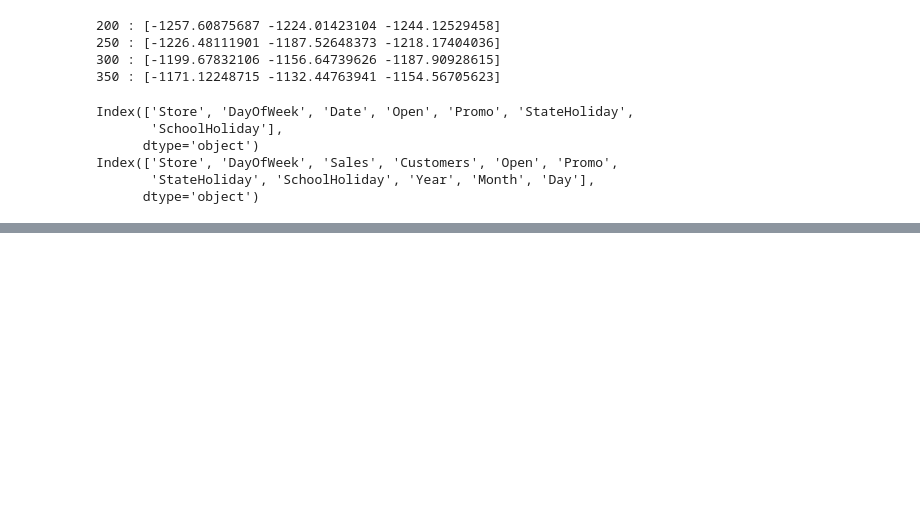
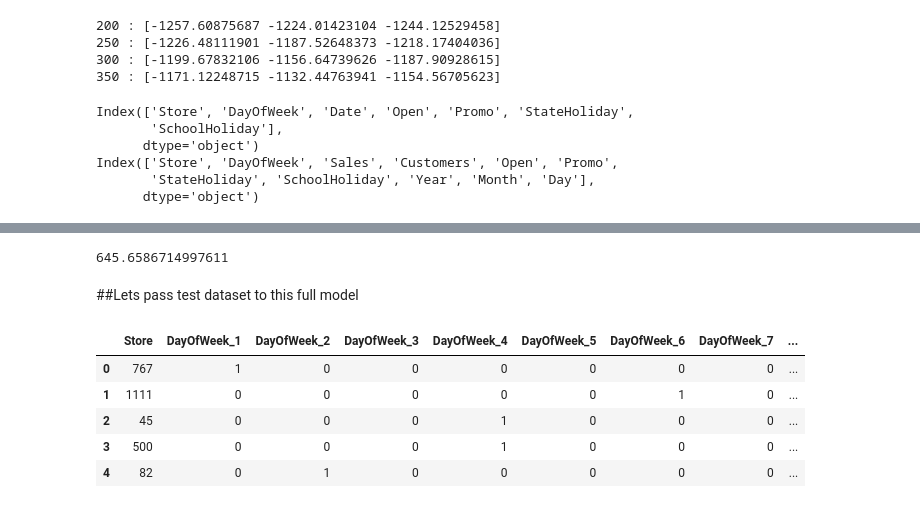
Before and after one commit to shameer-phy/ML, a Jupyter notebook: Hackathons/segmind/segmind.ipynb, the cells around one changed output, grey strips where cells are left out. Saved outputs shown, nothing was run; the diff lists cells and outputs as text; code cells hidden in the pictures; blank space fills up the shorter version.

```diff
--- a/Hackathons/segmind/segmind.ipynb
+++ b/Hackathons/segmind/segmind.ipynb
@@ -433,0 +677,9 @@ Index(['Store', 'DayOfWeek', 'Sales', 'Customers', 'Open', 'Promo',
+# %%
+net_ypred2 = full_ypred1 + full_ypred2 + full_ypred3
+full_err3 = Y - net_ypred2
+rmse = np.sqrt(mser(Y,net_ypred2))
+rmse
+# %% [output]
+645.6586714997611
+# %% [markdown]
+##Lets pass test dataset to this full model
@@ -433,0 +692,9 @@ Index(['Store', 'DayOfWeek', 'Sales', 'Customers', 'Open', 'Promo',
+# %%
+dftest_cp1.head()
+# %% [output]
+|  | Store | DayOfWeek_1 | DayOfWeek_2 | DayOfWeek_3 | DayOfWeek_4 | DayOfWeek_5 | DayOfWeek_6 | DayOfWeek_7 | ... |
+| 0 | 767 | 1 | 0 | 0 | 0 | 0 | 0 | 0 | ... |
+| 1 | 1111 | 0 | 0 | 0 | 0 | 0 | 1 | 0 | ... |
+| 2 | 45 | 0 | 0 | 0 | 1 | 0 | 0 | 0 | ... |
+| 3 | 500 | 0 | 0 | 0 | 1 | 0 | 0 | 0 | ... |
+| 4 | 82 | 0 | 1 | 0 | 0 | 0 | 0 | 0 | ... |
```
Also changed, not shown: parts of 41 cells of this notebook.
